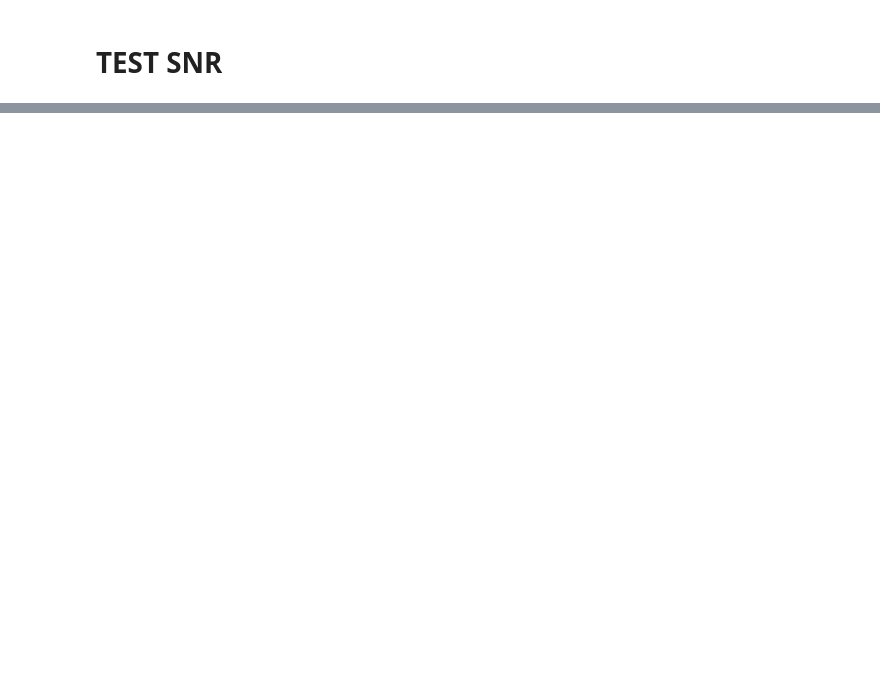
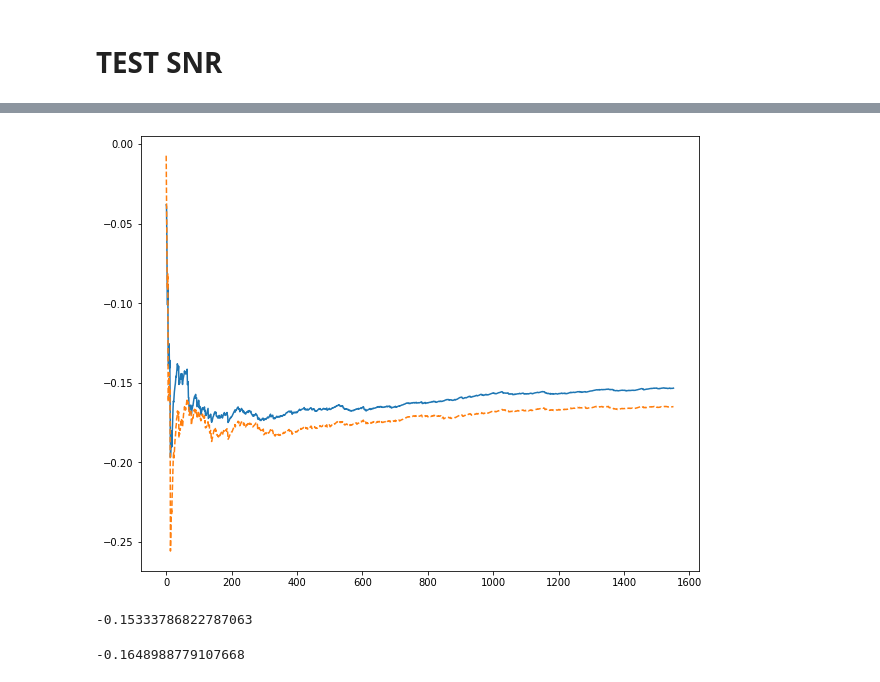
Before and after one commit to cianhwang/pyFusion, a Jupyter notebook: PolicyNet_test.ipynb, the cells around one changed output, grey strips where cells are left out. Saved outputs shown, nothing was run; the diff lists cells and outputs as text; code cells hidden in the pictures; blank space fills up the shorter version.

```diff
--- a/PolicyNet_test.ipynb
+++ b/PolicyNet_test.ipynb
@@ -130,7 +132,7 @@ tensor([[-0.2438,  0.0557]], device='cuda:0')
 # %% [markdown]
 # TEST SNR
 # %%
-video_dataset = load_davis_dataset(4)
+video_dataset = load_davis_dataset(video_path, depth_path, 4, 4)
 # %%
 import matplotlib.pyplot as plt
 %matplotlib inline
@@ -215,0 +258,16 @@ plt.boxplot([y1, y2])
+# %%
+%matplotlib inline
+fig = plt.figure(figsize = (10, 8))
+plt.plot(y0, y1)
+plt.plot(y0, y2, '--')
+plt.show()
+# %% [output]
+[figure, added]
+# %%
+y1[-1]
+# %% [output]
+-0.15333786822787063
+# %%
+y2[-1]
+# %% [output]
+-0.1648988779107668
```
Also changed, not shown: parts of 8 cells of this notebook.
